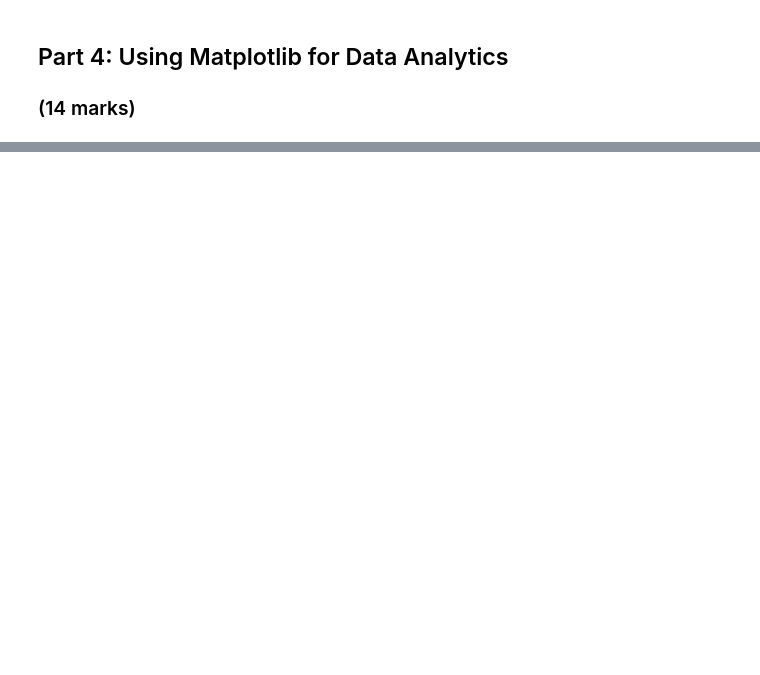
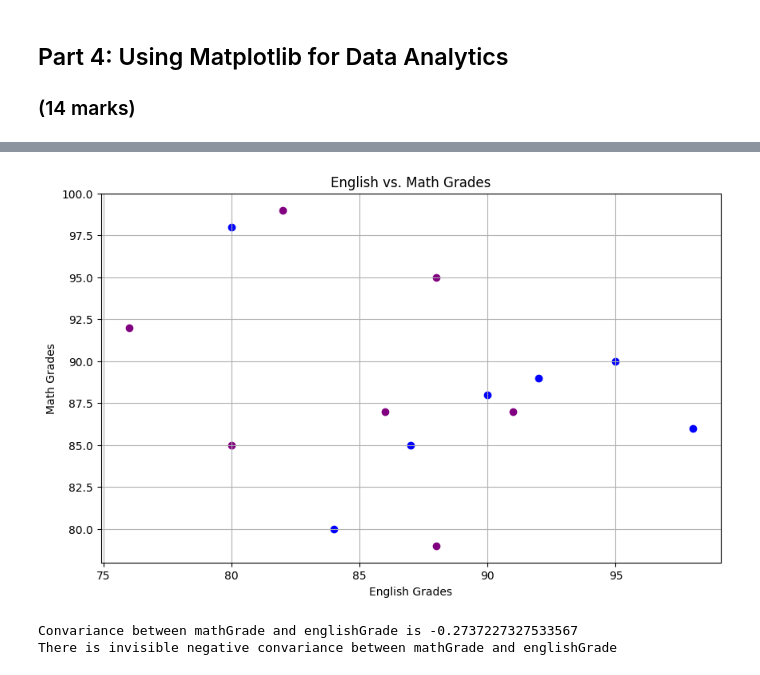
Before and after one commit to SuMunThet/engg680_2024_fall, a Jupyter notebook: Lab_Assignment1/StudentGradeManagementSystem.ipynb, the cells around one changed output, grey strips where cells are left out. Cells and saved outputs as stored; diff of their text form; code cells hidden in the pictures; blank space fills up the shorter version.

```diff
--- a/Lab_Assignment1/StudentGradeManagementSystem.ipynb
+++ b/Lab_Assignment1/StudentGradeManagementSystem.ipynb
@@ -254,4 +563,26 @@ plt.show()
+# %%
+plt.figure(figsize=(10, 6))
+for i in range(len(df_studentGrades)):
+  if i % 2 == 0:
+    plt.scatter(df_studentGrades['englishGrade'][i], df_studentGrades['mathGrade'][i], color='blue')
+  else:
+    plt.scatter(df_studentGrades['englishGrade'][i], df_studentGrades['mathGrade'][i], color='purple')
+plt.xlabel('English Grades')
+plt.ylabel('Math Grades')
+plt.title('English vs. Math Grades')
+plt.grid(True)
+plt.savefig('english_math_grading_sheet.png')
+plt.show()
+# %% [output]
+[figure, added]
 # %%
 # From the scatter plot, is there a relationship between the Math and English grades?
 # (1 mark)
 #
+# %%
+convariance = df_studentGrades['englishGrade'].corr(df_studentGrades['mathGrade'])
+print(f'Convariance between mathGrade and englishGrade is {convariance}')
+print('There is invisible negative convariance between mathGrade and englishGrade')
+# %% [output]
+Convariance between mathGrade and englishGrade is -0.2737227327533567
+There is invisible negative convariance between mathGrade and englishGrade
```
Also changed, not shown: parts of 37 cells of this notebook.
